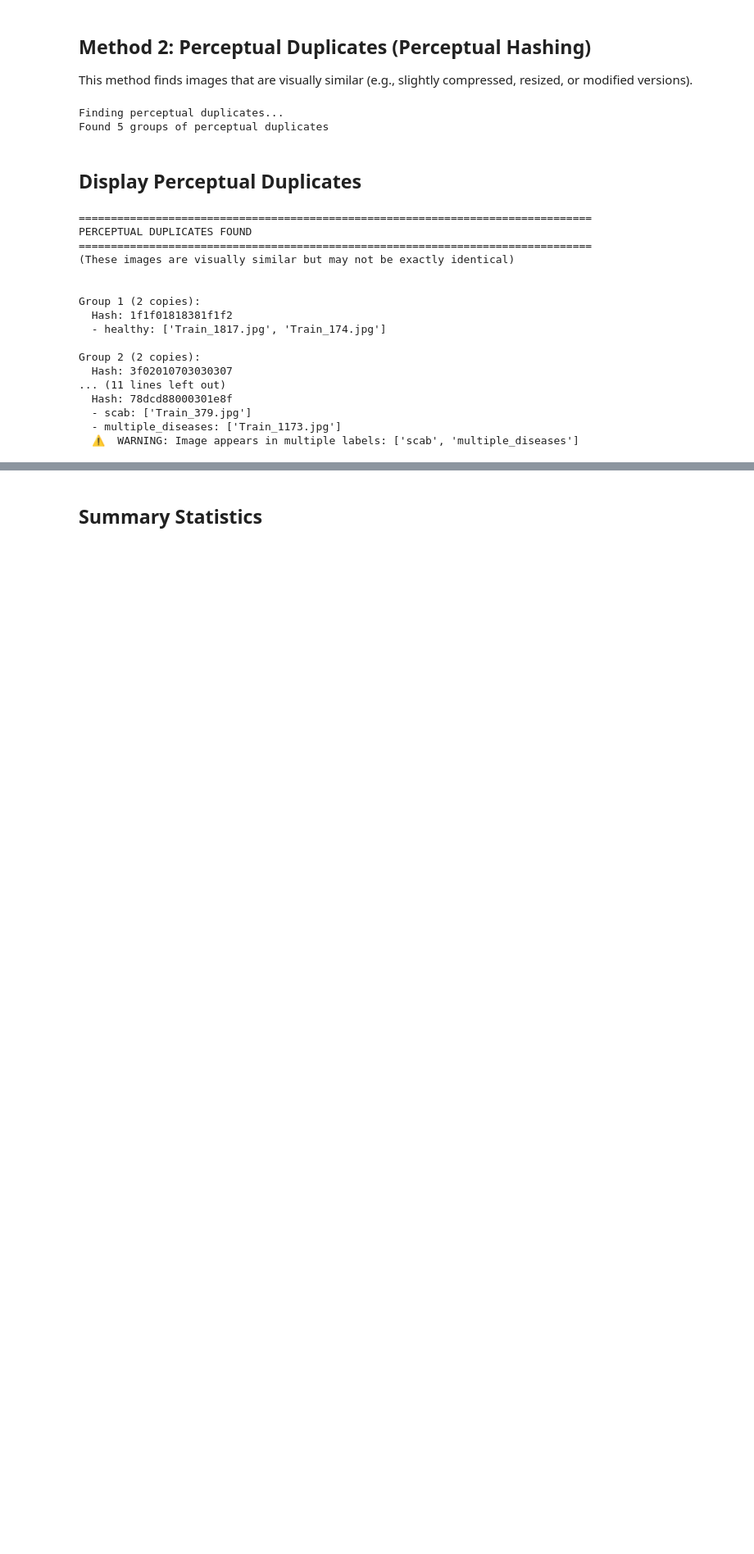
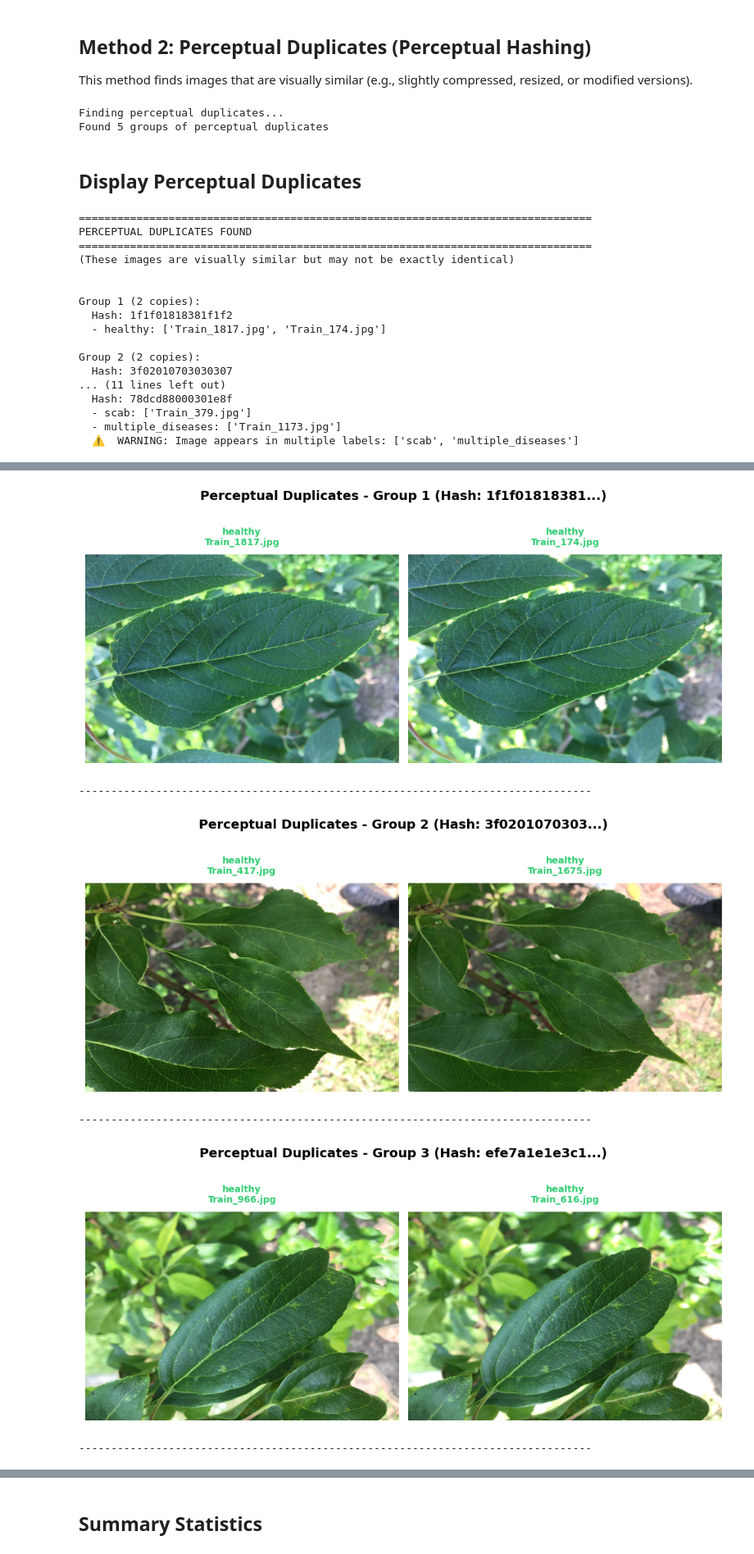
Before and after one commit to nahuel-nicolas/plant-pathology, a Jupyter notebook: data_cleaning.ipynb, the cells around one changed output, grey strips where cells are left out. Shown at 82% size. Saved outputs shown, nothing was run; the diff lists cells and outputs as text; code cells hidden in the pictures; blank space fills up the shorter version.

```diff
--- a/data_cleaning.ipynb
+++ b/data_cleaning.ipynb
@@ -180,0 +251,10 @@ Group 2 (2 copies):
+# %%
+# Visualize perceptual duplicates
+visualize_duplicates(perceptual_duplicates, train_dir, title="Perceptual Duplicates")
+# %% [output]
+[figure, added]
+--------------------------------------------------------------------------------
+[figure, added]
+--------------------------------------------------------------------------------
+[figure, added]
+--------------------------------------------------------------------------------
```
Also changed, not shown: parts of 6 cells of this notebook.
